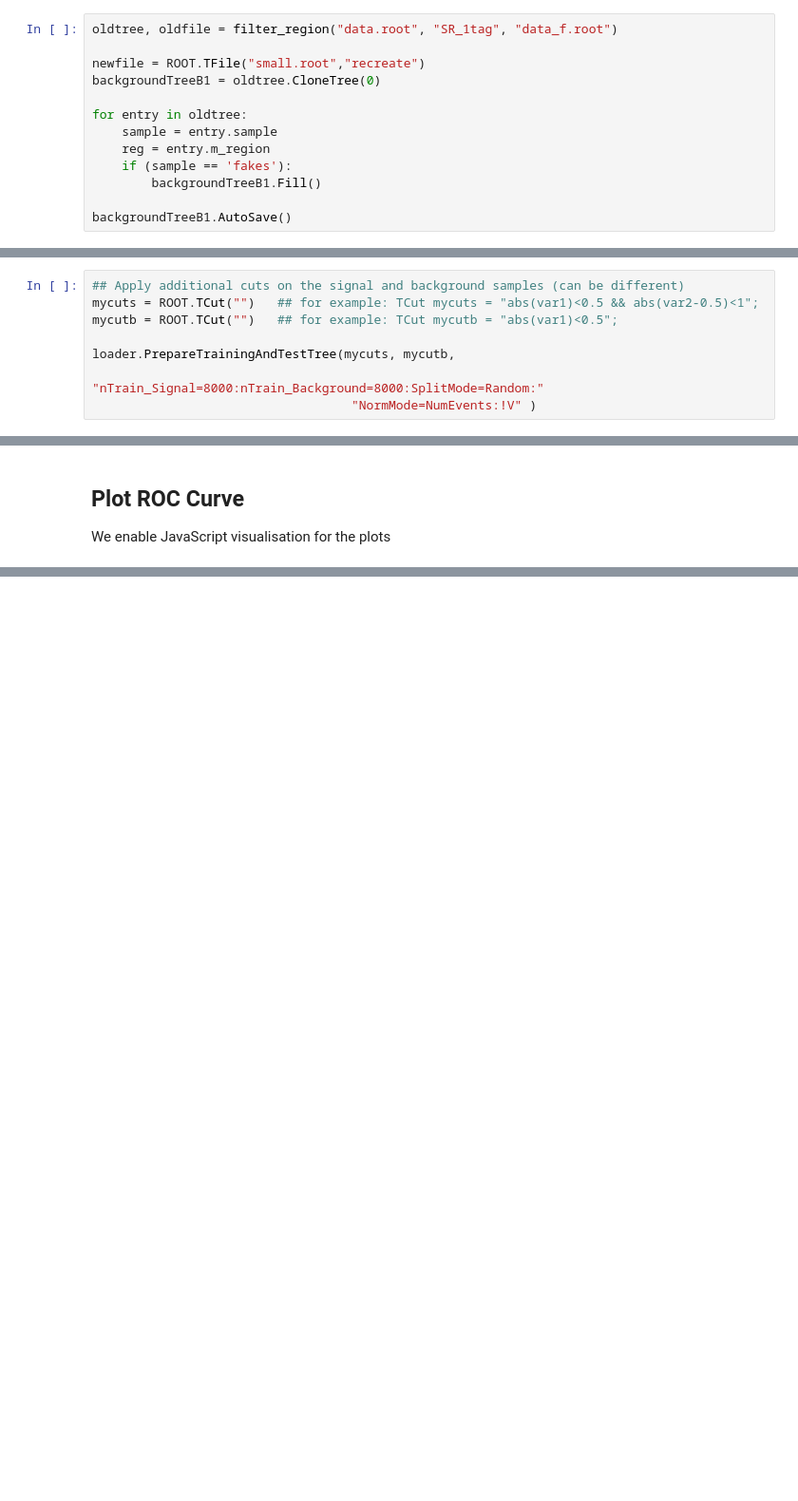
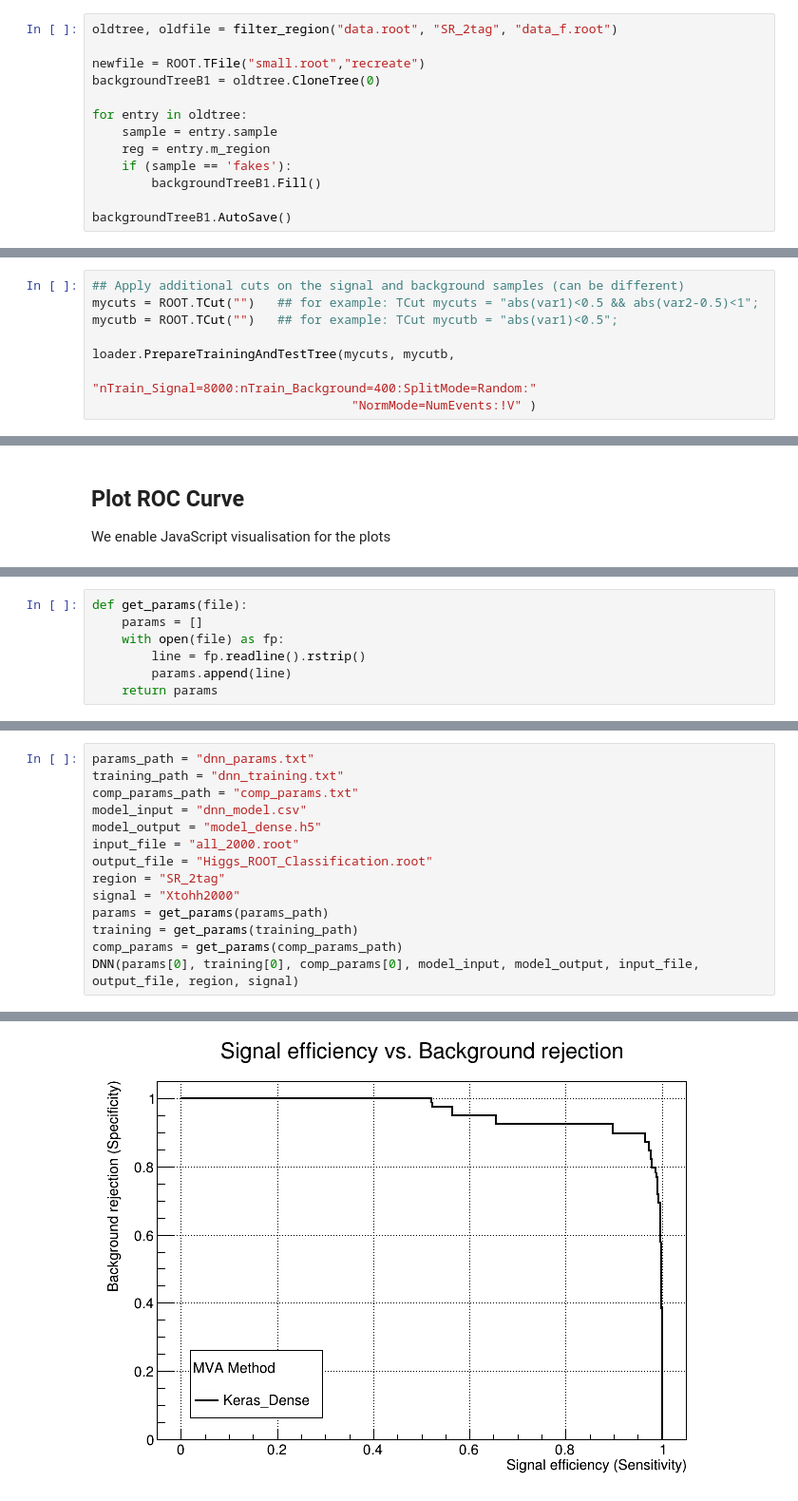
Before and after one commit to arodel21/Boosted_Di-Higgs_Identification, a Jupyter notebook: notebooks/Di-Higgs/Testing_DNN_new.ipynb, the cells around one changed output, grey strips where cells are left out. Shown at 95% size. Saved outputs shown, nothing was run; the diff lists cells and outputs as text; blank space fills up the shorter version.

Commit message:
DNN functin with params (files) as input

```diff
--- a/notebooks/Di-Higgs/Testing_DNN_new.ipynb
+++ b/notebooks/Di-Higgs/Testing_DNN_new.ipynb
@@ -35,7 +57,7 @@ def filter_region(file, region, newfile):
 # %% [markdown]
 data.root has unlabeled data points (called data) and fakes points. For the background training we'll use only the fakes points.
 # %%
-oldtree, oldfile = filter_region("data.root", "SR_1tag", "data_f.root")
+oldtree, oldfile = filter_region("data.root", "SR_2tag", "data_f.root")
 
 newfile = ROOT.TFile("small.root","recreate")
 backgroundTreeB1 = oldtree.CloneTree(0)
@@ -143,7 +165,7 @@ mycuts = ROOT.TCut("")   ## for example: TCut mycuts = "abs(var1)<0.5 && abs(var
 mycutb = ROOT.TCut("")   ## for example: TCut mycutb = "abs(var1)<0.5";
 
 loader.PrepareTrainingAndTestTree(mycuts, mycutb,
-                                  "nTrain_Signal=8000:nTrain_Background=8000:SplitMode=Random:"
+                                  "nTrain_Signal=8000:nTrain_Background=400:SplitMode=Random:"
                                    "NormMode=NumEvents:!V" )
 # %% [markdown]
 ## DNN
@@ -290,0 +310,7 @@ To do:
+# %%
+def get_params(file):
+    params = []
+    with open(file) as fp:
+        line = fp.readline().rstrip()
+        params.append(line)
+    return params
@@ -290,0 +389,15 @@ To do:
+# %%
+params_path = "dnn_params.txt"
+training_path = "dnn_training.txt"
+comp_params_path = "comp_params.txt"
+model_input = "dnn_model.csv"
+model_output = "model_dense.h5"
+input_file = "all_2000.root"
+output_file = "Higgs_ROOT_Classification.root"
+region = "SR_2tag"
+signal = "Xtohh2000"
+params = get_params(params_path)
+training = get_params(training_path)
+comp_params = get_params(comp_params_path)
+DNN(params[0], training[0], comp_params[0], model_input, model_output, input_file, output_file, region, signal)
+# %% [output]
@@ -290,0 +457 @@ To do:
+[figure, added]
```
Also changed, not shown: parts of 13 cells of this notebook, 4 other files.
